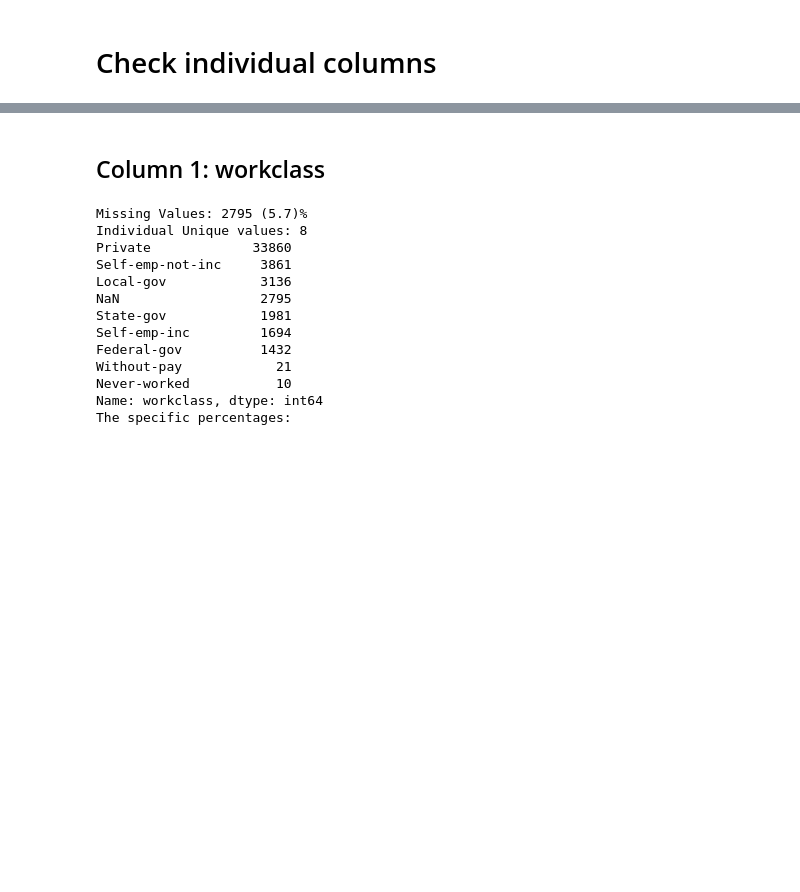
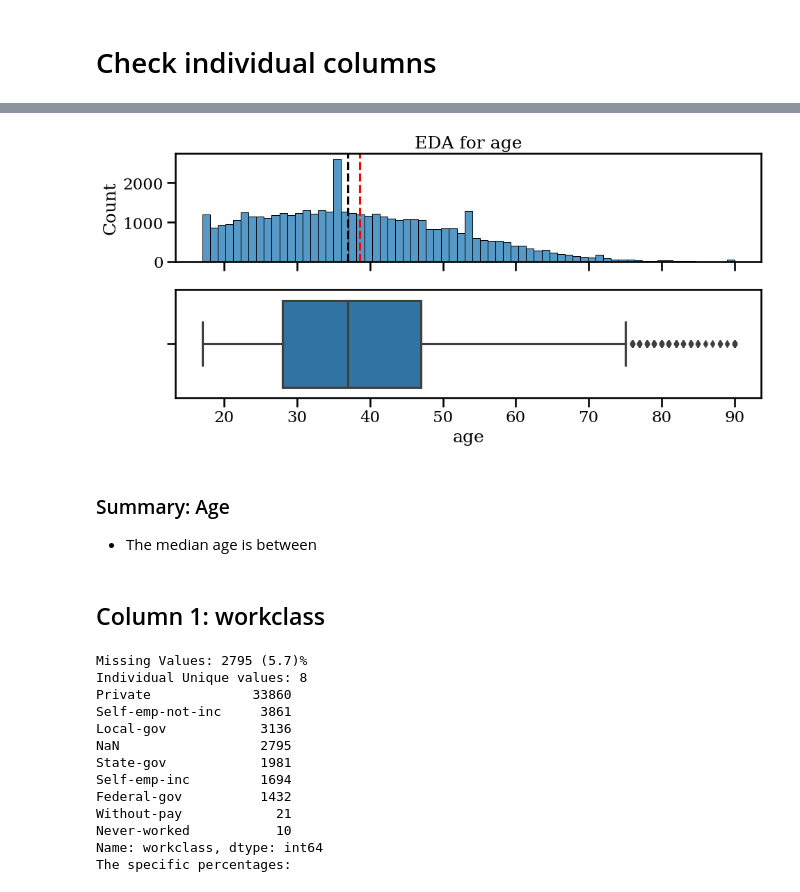
Before and after one commit to Elispreng/Census_1990, a Jupyter notebook: Visuals and Data Exploration.ipynb, the cells around one changed output, grey strips where cells are left out. Cells and saved outputs as stored; diff of their text form; code cells hidden in the pictures; blank space fills up the shorter version.

```diff
--- a/Visuals and Data Exploration.ipynb
+++ b/Visuals and Data Exploration.ipynb
@@ -200,3 +335,19 @@ df.drop('hours-per-week', inplace = True, axis =1)
 # %%
 # drop values with 'South'
-df = df[census_df != 'South']
+df = df[df != 'South']
+# %%
+#create region map dictionary
+mapdictionary = {'Germany': 'Europe', 'United-States': 'US', 'Canada': 'North America',
+                 'Philippines': 'Pacific', 'Mexico': 'North America', 'Puerto-Rico': 'Caribbean',
+                 'El-Salvador': 'Latin America', 'India': 'India', 'Cuba': 'Caribbean',
+                 'England': 'Europe', 'China': 'Asia', 'Jamaica': 'Caribbean',
+                 'Italy': 'Europe', 'Dominican-Republic': 'Caribbean', 'Japan': 'Asia',
+                 'Poland': 'Europe', 'Vietnam': 'Asia', 'Guatemala': 'Latin America',
+                 'Columbia': 'Latin America', 'Haiti': 'Caribbean', 'Portugal': 'Europe',
+                 'Taiwan': 'Asia', 'Iran':'Asia', 'Greece': 'Europe', 'Nicaragua': 'Latin America',
+                 'Peru': 'Latin America', 'Ecuador': 'Latin America', 'France': 'Europe',
+                 'Ireland': 'Europe', 'Hong': 'Asia', 'Thailand': 'Asia', 'Cambodia': 'Asia',
+                 'Trinadad&Tobago': 'Caribbean', 'Outlying-US(Guam-USVI-etc)': 'US',
+                 'Laos': 'Asia', 'Scotland': 'Europe', 'Honduras': 'Latin America',
+                 'Hungary': 'Europe', 'Holand-Netherlands': 'Europe', 'Yugoslavia': 'Europe' }
+df['regions'] = df['native-country'].replace(mapdictionary)
@@ -202,0 +367,3 @@ df = df[census_df != 'South']
+# %%
+# drop educational-num column because it is redundant
+df.drop('native-country', inplace = True, axis =1)
@@ -292,3 +414,10 @@ def column_statistics(column_name, max_unique_values_to_disply=20):
+# %%
+plot_numeric(df,'age')
+# %% [output]
+[figure, added]
+# %% [markdown]
+### Summary: Age
+- The median age is between
 # %% [markdown]
 ## Column 1: workclass
 # %%
```
Also changed, not shown: parts of 24 cells of this notebook.
